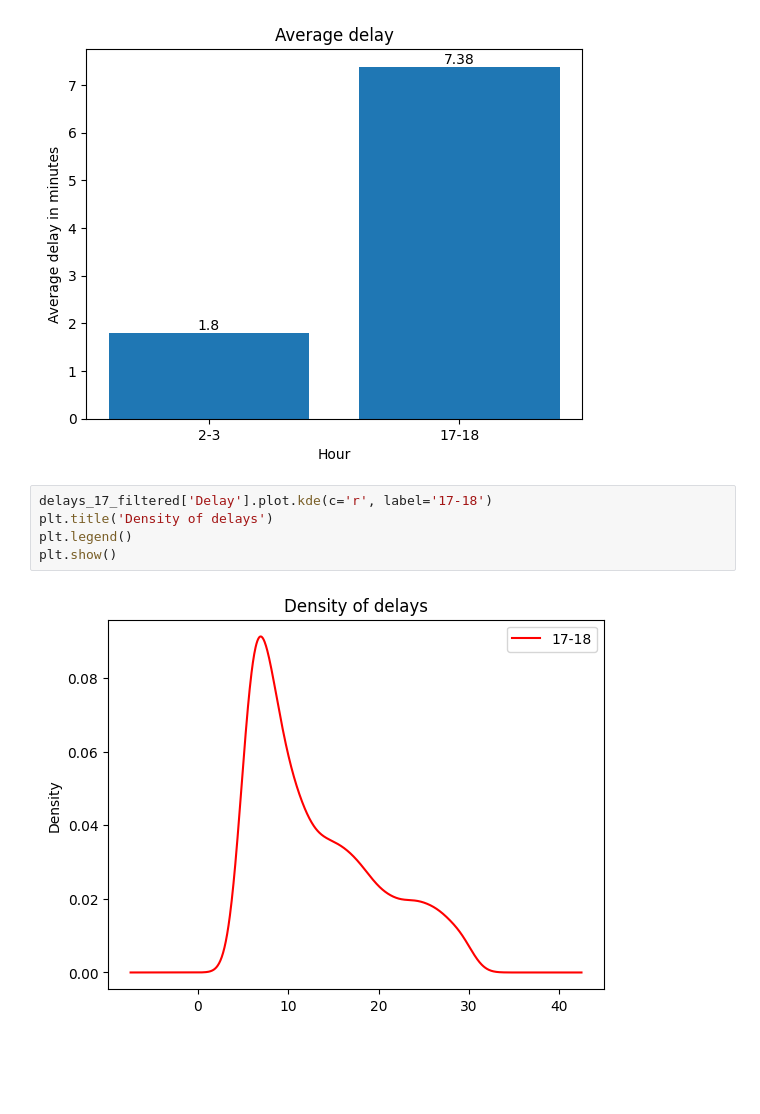
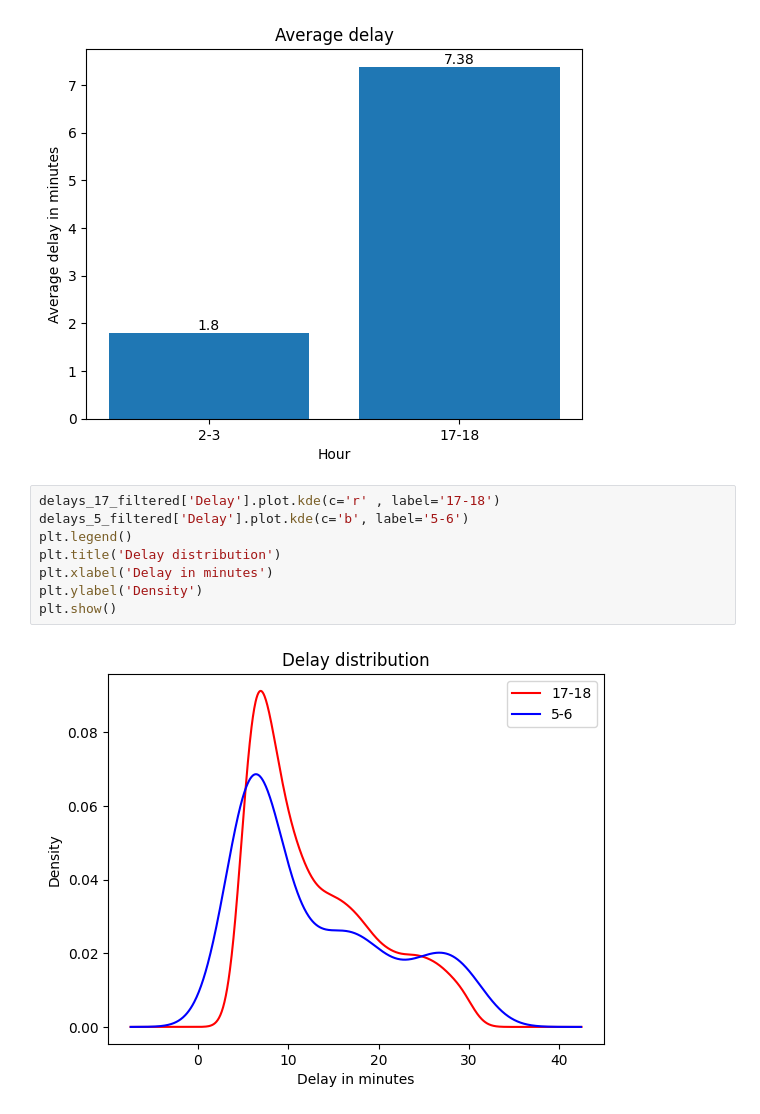
Before and after one commit to SzymonM213/warsaw-bus-analysis, a Jupyter notebook: visualization/punctuality_plot.ipynb, the cells around one changed output. Cells and saved outputs as stored; diff of their text form; blank space fills up the shorter version.

```diff
--- a/visualization/punctuality_plot.ipynb
+++ b/visualization/punctuality_plot.ipynb
@@ -43,9 +45,12 @@ plt.show()
 # %% [output]
 [figure]
 # %%
-delays_17_filtered['Delay'].plot.kde(c='r', label='17-18')
-plt.title('Density of delays')
+delays_17_filtered['Delay'].plot.kde(c='r' , label='17-18')
+delays_5_filtered['Delay'].plot.kde(c='b', label='5-6')
 plt.legend()
+plt.title('Delay distribution')
+plt.xlabel('Delay in minutes')
+plt.ylabel('Density')
 plt.show()
 # %% [output]
-[figure, old version]
+[figure, new version]
```
Also changed, not shown: parts of 1 cell of this notebook, 9 other files.
